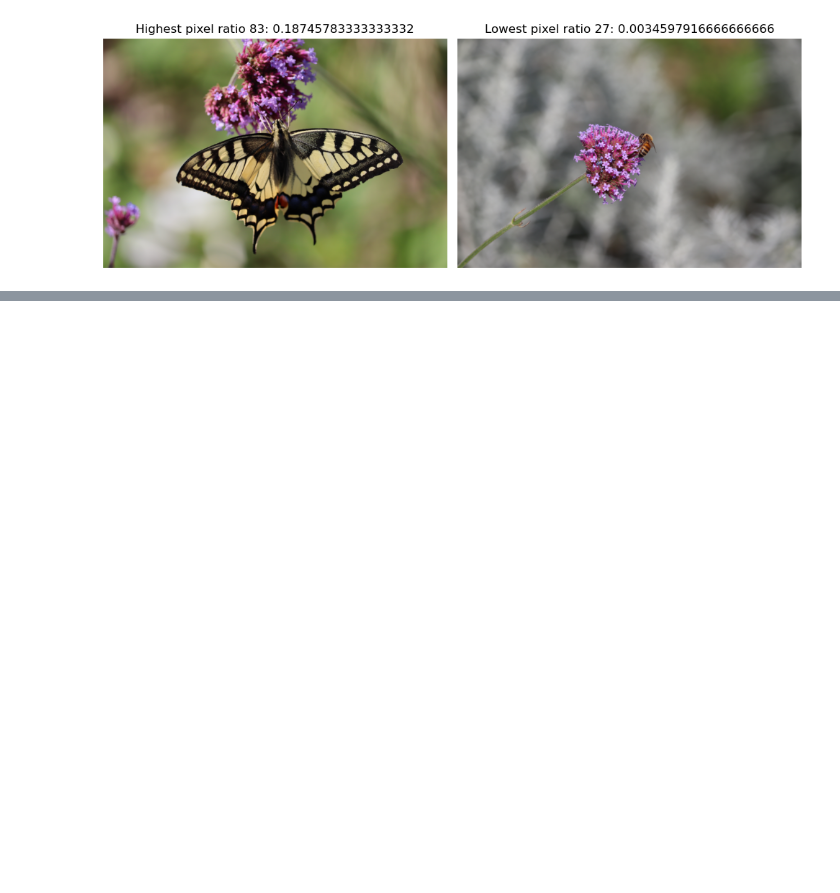
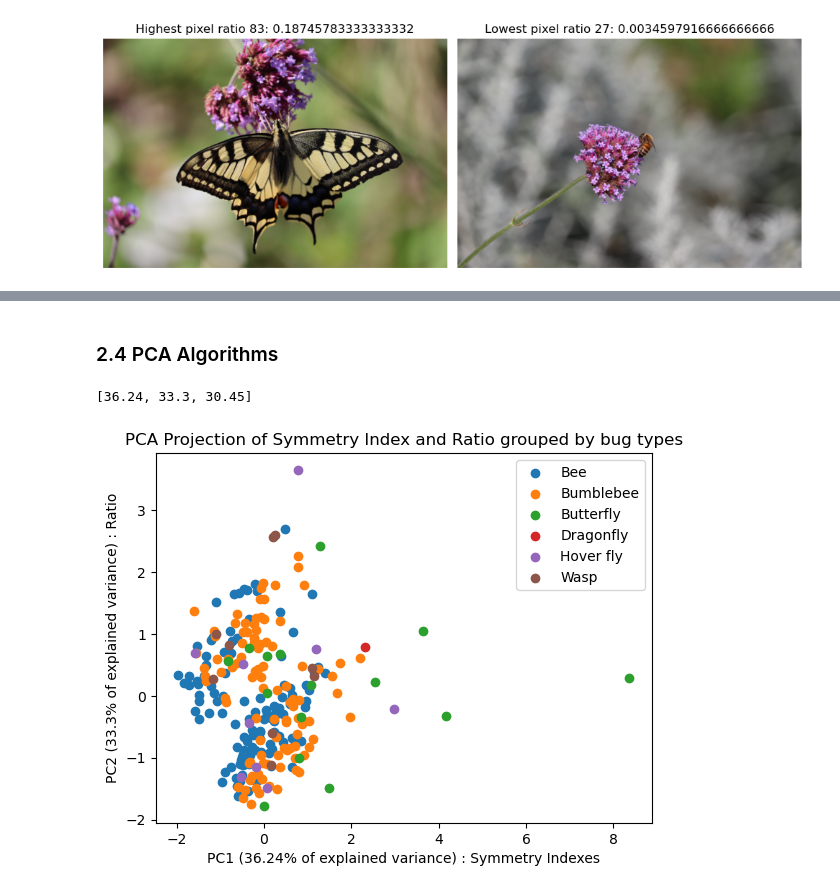
Before and after one commit to Martin-JMP/Engineering_School_IA_To_Bee_or_not_to_Bee, a Jupyter notebook: David Files/Code.ipynb, the cells around one changed output, grey strips where cells are left out. Drawn from its saved outputs; the diff is of its cells as text; code cells hidden in the pictures; blank space fills up the shorter version.

```diff
--- a/David Files/Code.ipynb
+++ b/David Files/Code.ipynb
@@ -336,0 +430,6 @@ plt.show()
+# %%
+feat_names = df.columns.tolist()
+scaler = StandardScaler()
+dfn = df.copy()
+dfn[feat_names] = scaler.fit_transform(dfn[feat_names])
+dfn
@@ -336,0 +453,3 @@ plt.show()
+# %%
+df2 = pd.concat([df, df1_without_154], axis=1)
+df2
@@ -336,0 +470,24 @@ plt.show()
+# %% [markdown]
+### 2.4 PCA Algorithms
+# %%
+pca = PCA(n_components=3)
+df_pca = pca.fit_transform(dfn[feat_names])
+# %%
+pc1 = round(pca.explained_variance_ratio_[0] * 100,2)
+pc2 = round(pca.explained_variance_ratio_[1] * 100,2)
+pc3 = round(pca.explained_variance_ratio_[2] * 100,2)
+
+[pc1 , pc2, pc3]
+# %% [output]
+[36.24, 33.3, 30.45]
+# %%
+fig, ax = plt.subplots();
+for bugs in bug_type:
+    ax.scatter(df_pca[df2["bug type"]==bugs, 0], df_pca[df2["bug type"]==bugs, 1],label=bugs);
+
+ax.legend();
+ax.set_xlabel("PC1 ({0}% of explained variance) : Symmetry Indexes".format(pc1, fontsize=12));
+ax.set_ylabel("PC2 ({0}% of explained variance) : Ratio".format(pc2, fontsize=12));
+ax.set_title('PCA Projection of Symmetry Index and Ratio grouped by bug types', fontsize=12);
+# %% [output]
+[figure, added]
```
Also changed, not shown: parts of 30 cells of this notebook.
